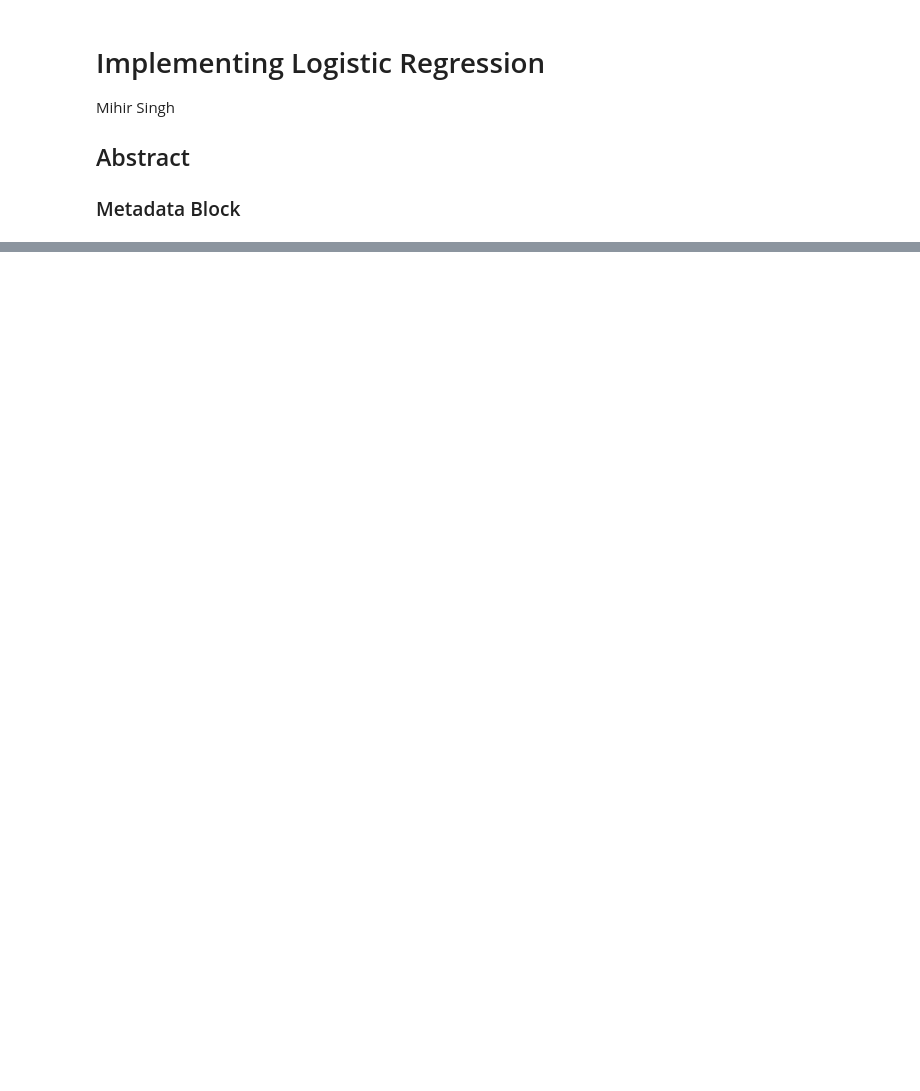
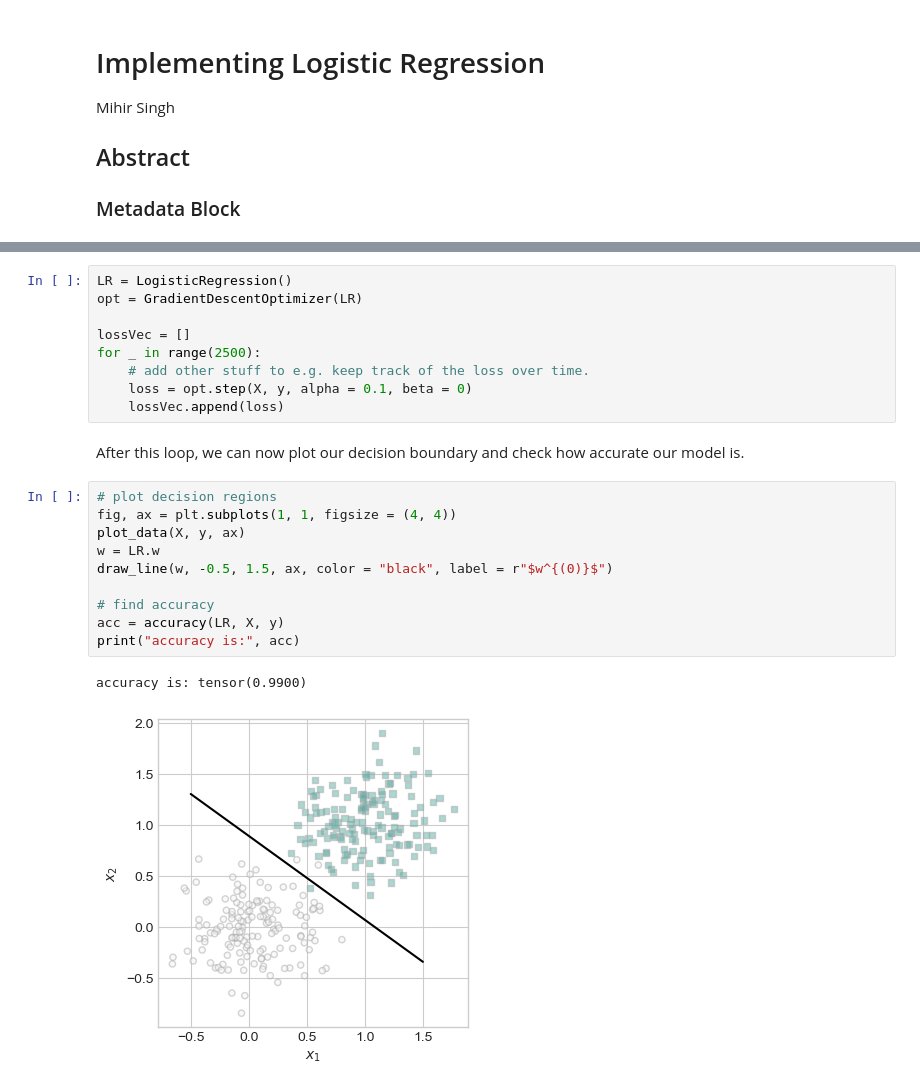
Before and after one commit to mihirBSingh/mihirBSingh.github.io, a Jupyter notebook: posts/logistic-regression/index.ipynb, the cells around one changed output, grey strips where cells are left out. Drawn from its saved outputs; the diff is of its cells as text; blank space fills up the shorter version.

```diff
--- a/posts/logistic-regression/index.ipynb
+++ b/posts/logistic-regression/index.ipynb
@@ -17,0 +74,24 @@ ImportError: cannot import name 'LogisticRegression' from 'logistic' (/Users/mih
+# %%
+LR = LogisticRegression()
+opt = GradientDescentOptimizer(LR)
+
+lossVec = []
+for _ in range(2500):
+    # add other stuff to e.g. keep track of the loss over time.
+    loss = opt.step(X, y, alpha = 0.1, beta = 0)
+    lossVec.append(loss)
+# %% [markdown]
+After this loop, we can now plot our decision boundary and check how accurate our model is.
+# %%
+# plot decision regions
+fig, ax = plt.subplots(1, 1, figsize = (4, 4))
+plot_data(X, y, ax)
+w = LR.w
+draw_line(w, -0.5, 1.5, ax, color = "black", label = r"$w^{(0)}$")
+
+# find accuracy
+acc = accuracy(LR, X, y)
+print("accuracy is:", acc)
+# %% [output]
+accuracy is: tensor(0.9900)
+[figure, added]
```
Also changed, not shown: parts of 23 cells of this notebook, 1 other file.
